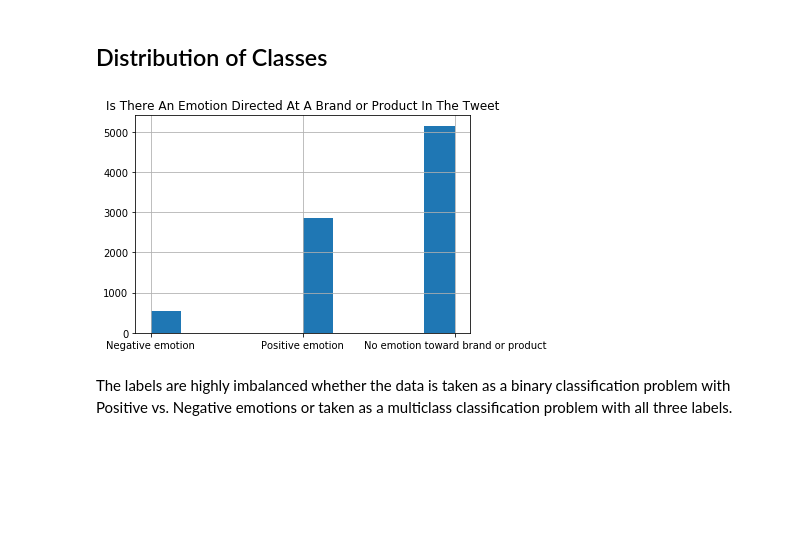
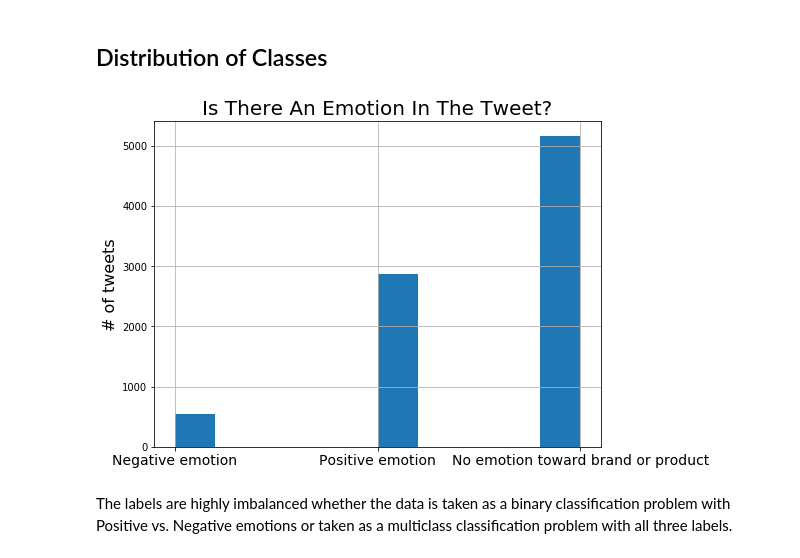
Before and after one commit to merb92/Twitter-Sentiment-Analysis, a Jupyter notebook: notebooks/01_eda.ipynb, the cells around one changed output. Saved outputs shown, nothing was run; the diff lists cells and outputs as text; code cells hidden in the pictures; blank space fills up the shorter version.

```diff
--- a/notebooks/01_eda.ipynb
+++ b/notebooks/01_eda.ipynb
@@ -8,7 +8,7 @@ import matplotlib.pyplot as plt
 %matplotlib inline
 import re
 # %%
-DATA_FILE_PATH = 'data/crowdflower-brands-and-product-emotions/data/'
+DATA_FILE_PATH = '../data/crowdflower-brands-and-product-emotions/data/'
 DATA_FILE_NAME = 'judge_1377884607_tweet_product_company.csv'
 SAVE_FILE = False
 CLEAN_DATA_FILE_NAME = 'clean_twitter_data.csv'
@@ -162,11 +162,13 @@ if SAVE_FILE:
 # %% [markdown]
 ## Distribution of Classes
 # %%
-df_clean.is_there_an_emotion_directed_at_a_brand_or_product.hist()
-plt.title('Is There An Emotion Directed At A Brand or Product In The Tweet')
+plt.figure(figsize=(8,6))
+df_clean.is_there_an_emotion_directed_at_a_brand_or_product.hist(xlabelsize=14)
+plt.title('Is There An Emotion In The Tweet?', fontsize=20)
+plt.ylabel('# of tweets', fontsize=16)
 plt.show()
 # %% [output]
-[figure, old version]
+[figure, new version]
 # %% [markdown]
 The labels are highly imbalanced whether the data is taken as a binary classification problem with Positive vs. Negative emotions or taken as a multiclass classification problem with all three labels.
 # %% [markdown]
```
Also changed, not shown: 8 other files.
